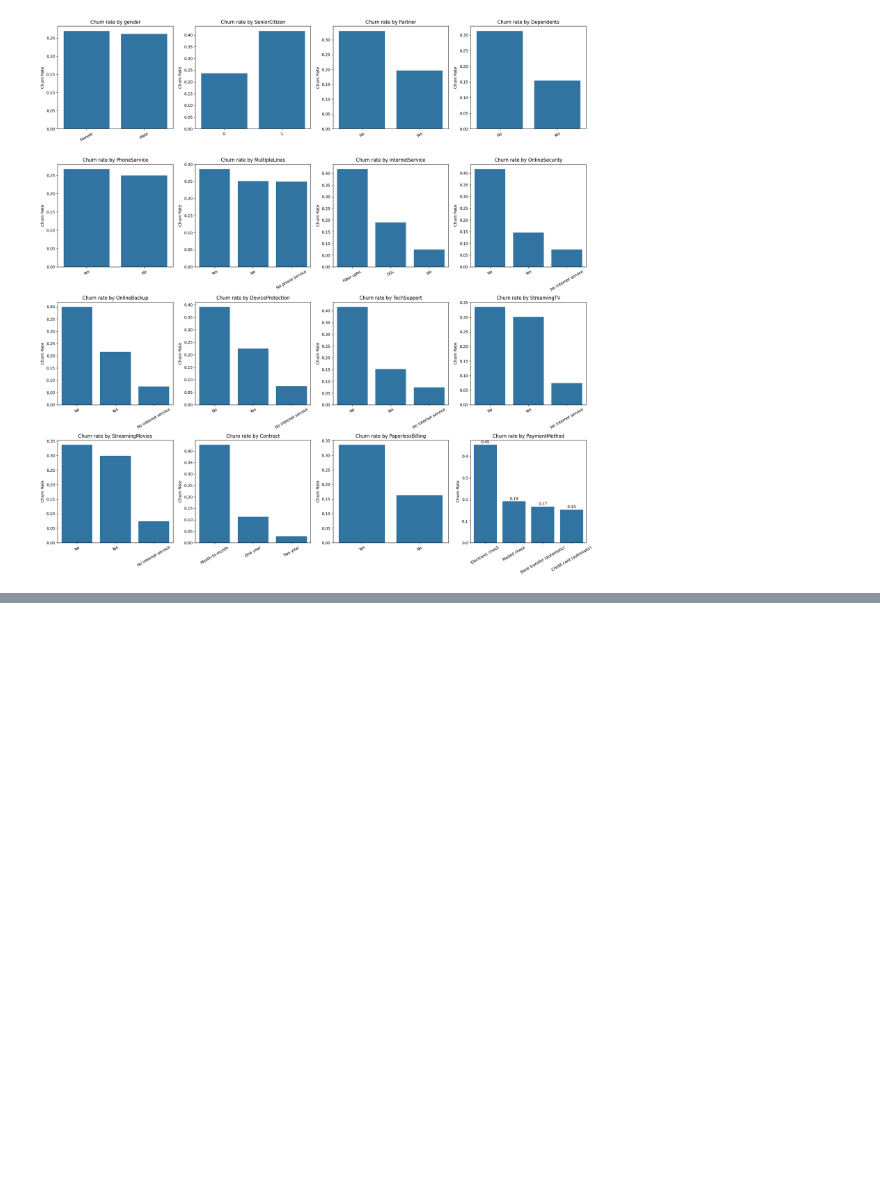
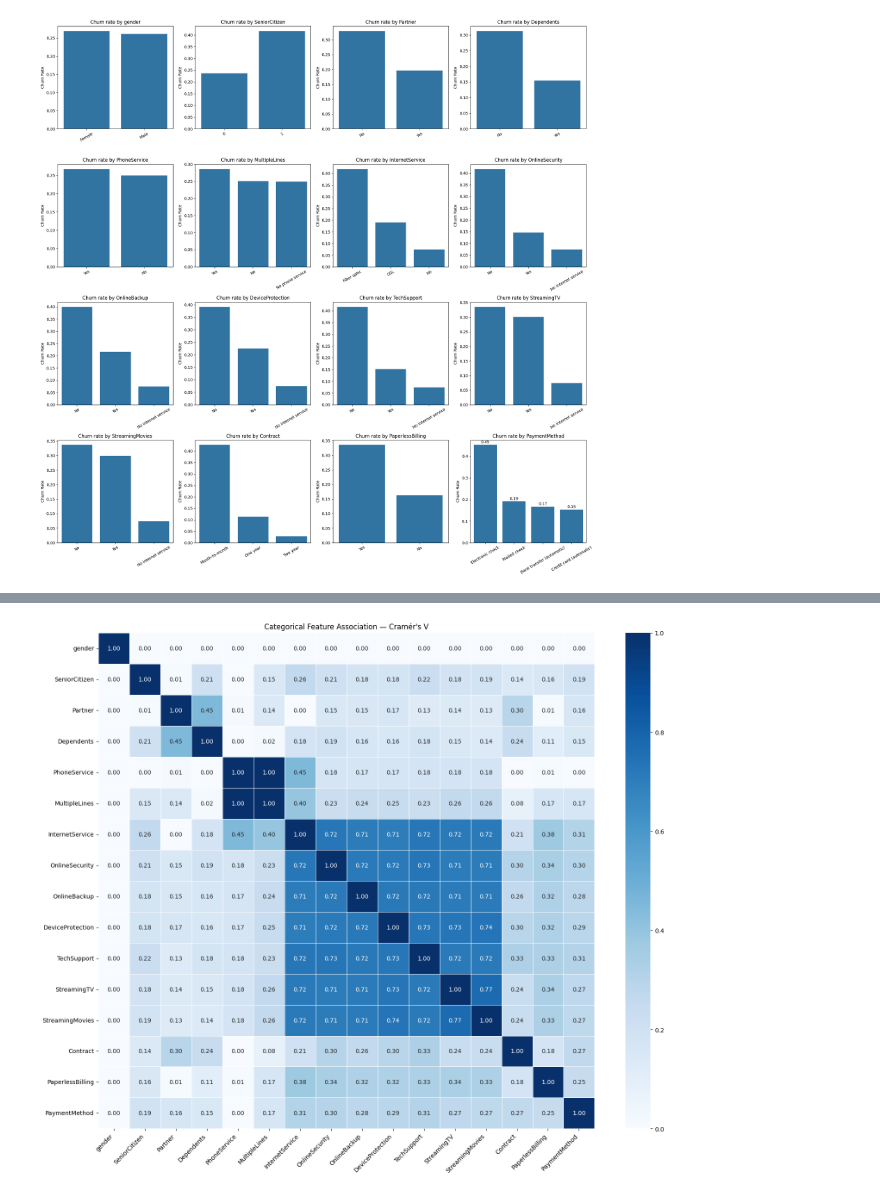
Before and after one commit to CodeOfCreation/Customer-Risk-Intelligence-Platform, a Jupyter notebook: notebooks/exploratory_data_analysis.ipynb, the cells around one changed output, grey strips where cells are left out. Cells and saved outputs as stored; diff of their text form; code cells hidden in the pictures; blank space fills up the shorter version.

Commit message:
applies cramers v association

```diff
--- a/notebooks/exploratory_data_analysis.ipynb
+++ b/notebooks/exploratory_data_analysis.ipynb
@@ -143,8 +142,5 @@ Text(0.5, 1.0, 'Tenure vs Total Charges')
 # %%
 df["ExpectedCharges"] = df["tenure"] * df["MonthlyCharges"]
 
-df["ChargeRatio"] = (
-    df["TotalCharges"] /
-    df["ExpectedCharges"]
-)
+df["ChargeRatio"] = df["TotalCharges"] / df["ExpectedCharges"]
 # %%
@@ -254,0 +304,19 @@ plt.show()
+# %%
+association_matrix = pd.DataFrame(
+    np.eye(len(categorical_cols)),
+    index=categorical_cols,
+    columns=categorical_cols
+)
+
+for i, col1 in enumerate(categorical_cols):
+    for j in range(i + 1, len(categorical_cols)):
+        col2 = categorical_cols[j]
+
+        value = cramers_v(df[col1], df[col2])
+
+        association_matrix.loc[col1, col2] = value
+        association_matrix.loc[col2, col1] = value
+
+association_matrix = association_matrix.astype(float)
+
+association_matrix.round(3)
@@ -254,0 +341,22 @@ plt.show()
+# %%
+
+plt.figure(figsize=(16, 13))
+
+sns.heatmap(
+    association_matrix,
+    annot=True,
+    fmt=".2f",
+    cmap="Blues",
+    vmin=0,
+    vmax=1,
+    square=True,
+    linewidths=0.5
+)
+
+plt.title("Categorical Feature Association — Cramér's V")
+plt.xticks(rotation=45, ha="right")
+plt.yticks(rotation=0)
+plt.tight_layout()
+plt.show()
+# %% [output]
+[figure, added]
```
Also changed, not shown: parts of 17 cells of this notebook, 1 other file.
